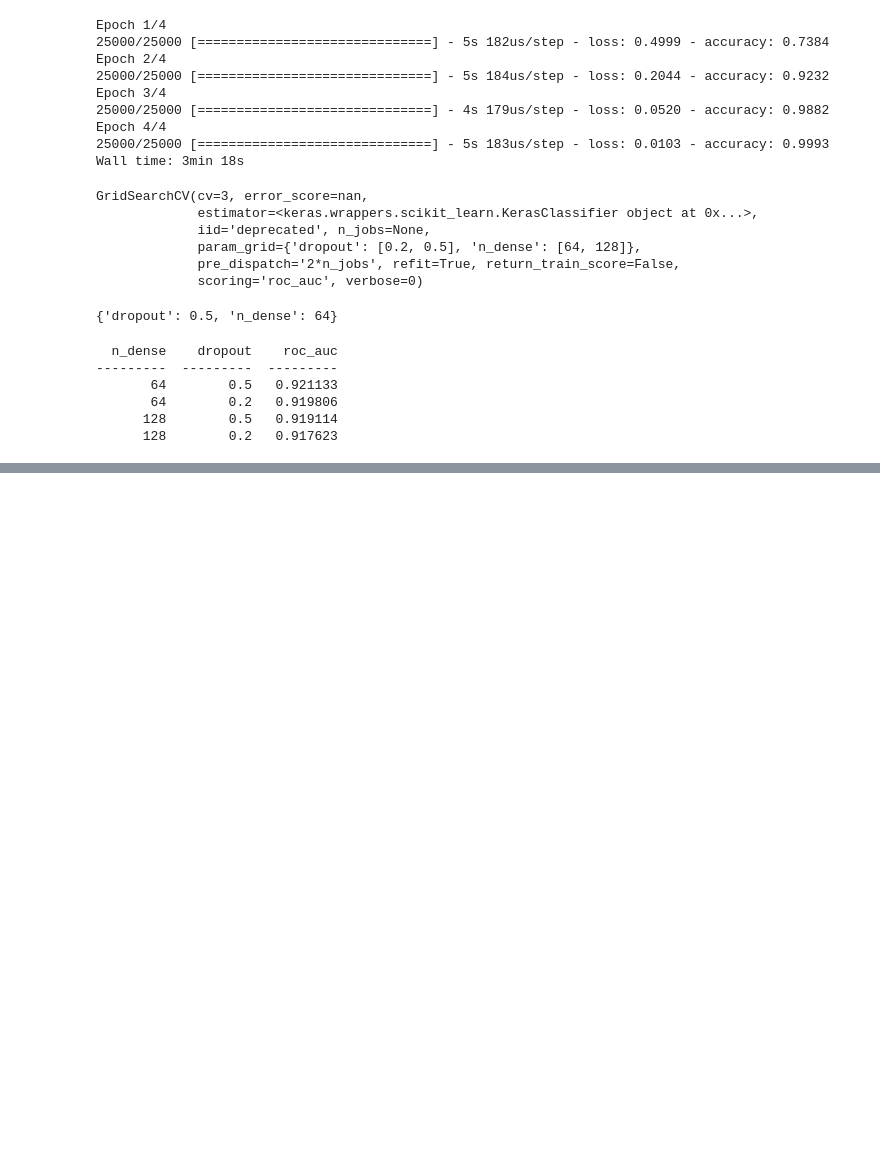
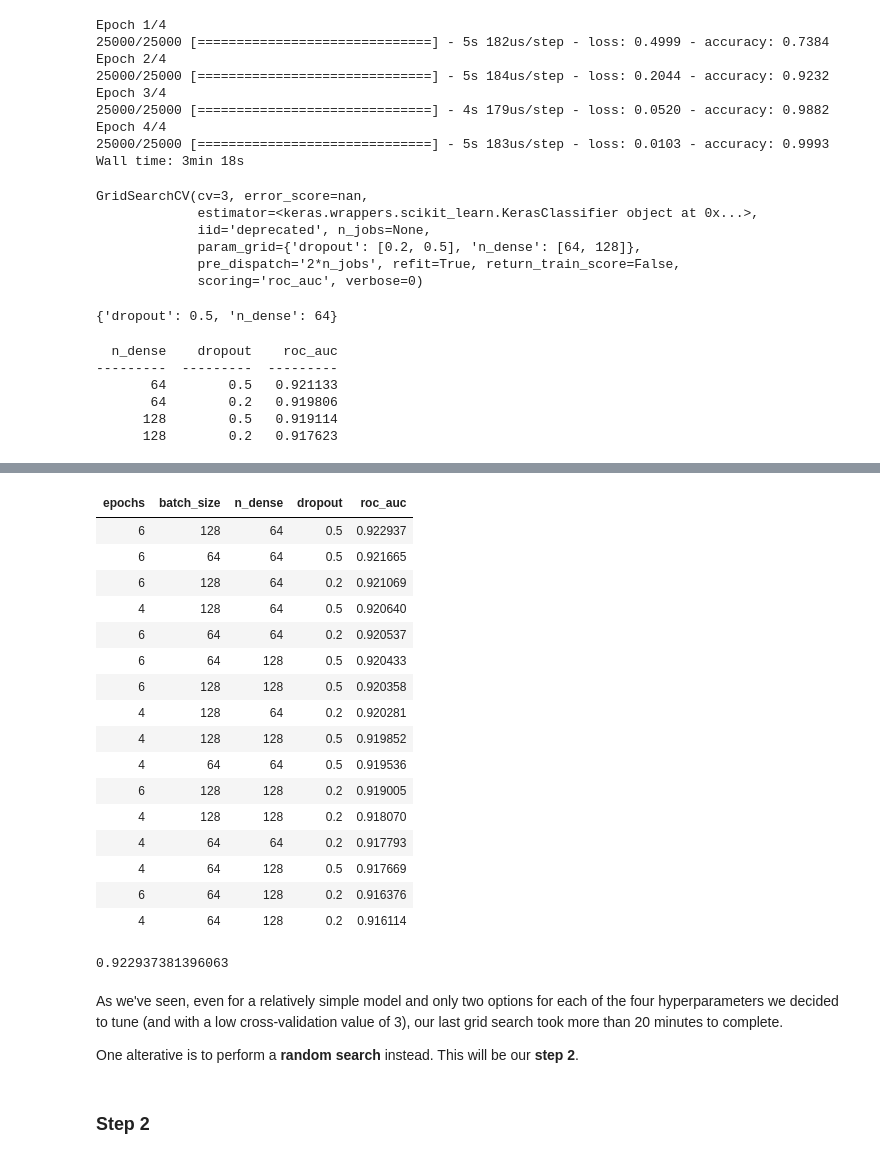
Before and after one commit to j-n-t/hyperparameter-tuning, a Jupyter notebook: hyperparameter_tuning.ipynb, the cells around one changed output, grey strips where cells are left out. Drawn from its saved outputs; the diff is of its cells as text; code cells hidden in the pictures; blank space fills up the shorter version.

```diff
--- a/hyperparameter_tuning.ipynb
+++ b/hyperparameter_tuning.ipynb
@@ -468,0 +789,31 @@ grid_search_results(grid_search.cv_results_)
+# %%
+format_dict = {'dropout': '{:.1f}'}
+df_cv_results.sort_values(by=['roc_auc'], ascending=False).style.format(format_dict).hide_index()
+# %% [output]
+| epochs | batch_size | n_dense | dropout | roc_auc |
+| 6 | 128 | 64 | 0.5 | 0.922937 |
+| 6 | 64 | 64 | 0.5 | 0.921665 |
+| 6 | 128 | 64 | 0.2 | 0.921069 |
+| 4 | 128 | 64 | 0.5 | 0.920640 |
+| 6 | 64 | 64 | 0.2 | 0.920537 |
+| 6 | 64 | 128 | 0.5 | 0.920433 |
+| 6 | 128 | 128 | 0.5 | 0.920358 |
+| 4 | 128 | 64 | 0.2 | 0.920281 |
+| 4 | 128 | 128 | 0.5 | 0.919852 |
+| 4 | 64 | 64 | 0.5 | 0.919536 |
+| 6 | 128 | 128 | 0.2 | 0.919005 |
+| 4 | 128 | 128 | 0.2 | 0.918070 |
+| 4 | 64 | 64 | 0.2 | 0.917793 |
+| 4 | 64 | 128 | 0.5 | 0.917669 |
+| 6 | 64 | 128 | 0.2 | 0.916376 |
+| 4 | 64 | 128 | 0.2 | 0.916114 |
+# %%
+grid_search.best_score_
+# %% [output]
+0.922937381396063
+# %% [markdown]
+As we've seen, even for a relatively simple model and only two options for each of the four hyperparameters we decided to tune (and with a low cross-validation value of 3), our last grid search took more than 20 minutes to complete.
+
+One alterative is to perform a **random search** instead. This will be our **step 2**.
+# %% [markdown]
+### Step 2
```
Also changed, not shown: parts of 23 cells of this notebook.
